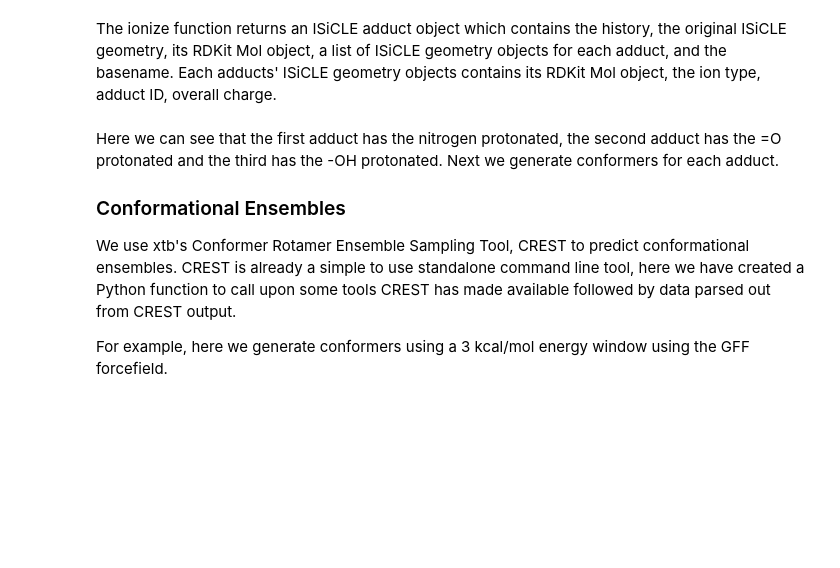
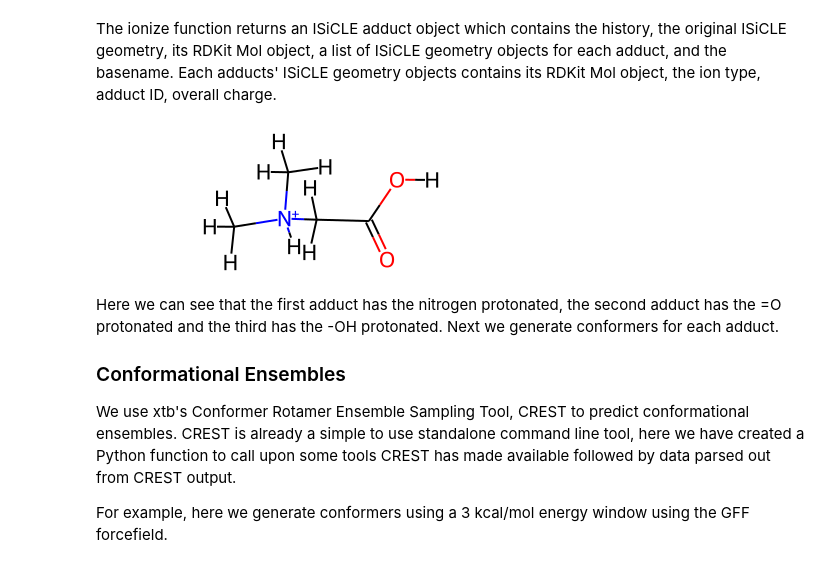
Before and after one commit to pnnl/isicle, a Jupyter notebook: docs/source/user_guide/CCS.ipynb, the cells around one changed output. Drawn from its saved outputs; the diff is of its cells as text; code cells hidden in the pictures; blank space fills up the shorter version.

```diff
--- a/docs/source/user_guide/CCS.ipynb
+++ b/docs/source/user_guide/CCS.ipynb
@@ -24,7 +24,10 @@ adducts = geom.ionize(method = 'explicit',
 # %% [markdown]
 The ionize function returns an ISiCLE adduct object which contains the history, the original ISiCLE geometry, its RDKit Mol object, a list of ISiCLE geometry objects for each adduct, and the basename. Each adducts' ISiCLE geometry objects contains its RDKit Mol object, the ion type, adduct ID, overall charge.
 # %%
-isicle.io.load('ccs_adducts.joblib')
+adducts = isicle.io.load('ccs_adducts.joblib')
+adducts.adducts[0].mol
+# %% [output]
+[figure, added]
 # %% [markdown]
 Here we can see that the first adduct has the nitrogen protonated, the second adduct has the =O protonated and the third has the -OH protonated. Next we generate conformers for each adduct.
 
```
Also changed, not shown: parts of 7 cells of this notebook, 1 other file.
